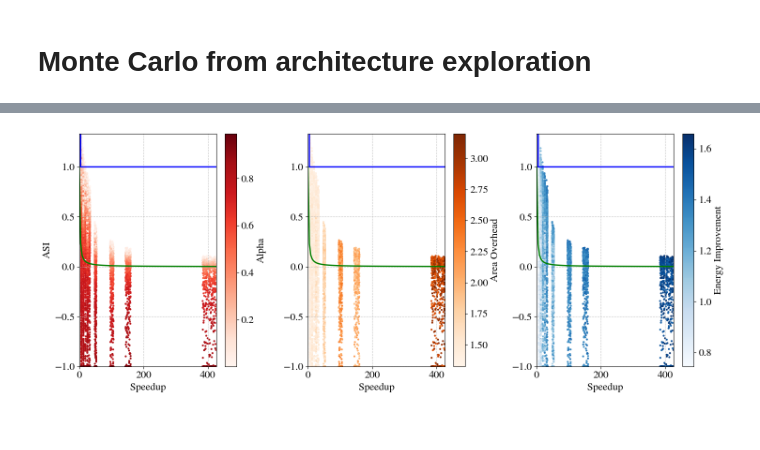
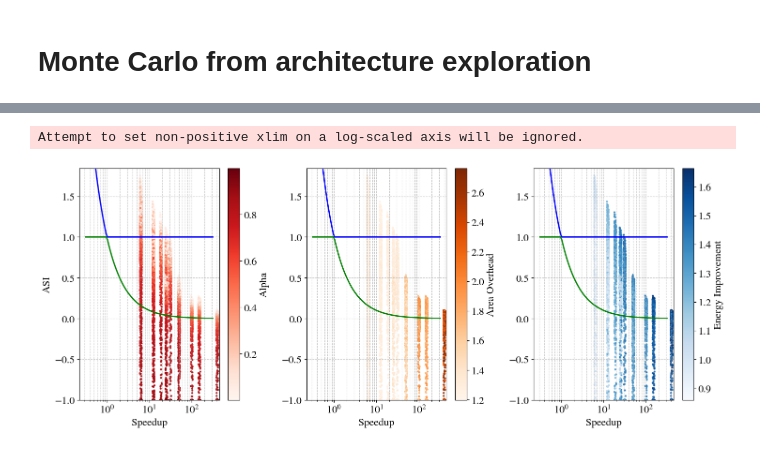
Before and after one commit to PolMaistriaux/IoT_Node_Modeling, a Jupyter notebook: Test_new_applications/Notebook_ASI_Framework.ipynb, the cells around one changed output, grey strips where cells are left out. Drawn from its saved outputs; the diff is of its cells as text; code cells hidden in the pictures.

```diff
--- a/Test_new_applications/Notebook_ASI_Framework.ipynb
+++ b/Test_new_applications/Notebook_ASI_Framework.ipynb
@@ -498,7 +499,7 @@ No artists with labels found to put in legend.  Note that artists whose label st
 N = 10000
 
 
-mc_Mem_type  = np.array([1]) # 0: 1xSP SRAM,   1: 2xSP SRAM, 2: 2xHalf-size SP SRAM,  3: 1xDP SRAM
+mc_Mem_type  = np.array([2]) # 0: 1xSP SRAM,   1: 2xSP SRAM, 2: 2xHalf-size SP SRAM,  3: 1xDP SRAM
 mc_nMem_type = len(mc_Mem_type)
 
 # Random architecture selection
@@ -529,7 +530,8 @@ mc_power_ratio = (mc_energy_ratio) * mc_speedup_ratio
 mc_area_factor = rng.uniform(low=1, high=1.5, size=N)
 mc_area_ratio  = ((mc_area_overhead*mc_area_factor)+baseline_area)/baseline_area
 
-mc_alpha = rng.uniform(low=0.001, high=0.99, size=N)
+mc_alpha = rng.uniform(low=0.001, high=0.999, size=N)
+#mc_alpha = rng.beta(a=0.5,b=0.5, size=N)
 
 # ----------------------------------------------------------------------
 # 3. XASI METRIC
@@ -621,38 +623,38 @@ plt.show()
 # %%
 # ASI Framework separations
-speedup_space = np.linspace(0.01, np.max(mc_speedup_ratio), 100)
+speedup_space = np.logspace(-0.5, 2.5, 100)
 
 sep_strongly_sustainable = 1/speedup_space
 sep_weakly_sustainable   = 1/speedup_space
 
 sep_strongly_sustainable[np.where(sep_strongly_sustainable<1)] =1
 sep_weakly_sustainable  [np.where(sep_weakly_sustainable>1)]   =1
 
 # Plot the operation footprint vs FFT throughput
 fig, ax = plt.subplots(1,3,figsize=(15, 6))
 ax[0].set_ylabel('ASI')
 for this_ax in ax:
     this_ax.plot(speedup_space, sep_strongly_sustainable, 'b', linewidth=2, label='Strongly Sustainable')
     this_ax.plot(speedup_space, sep_weakly_sustainable,   'g', linewidth=2, label='Weakly Sustainable')
 
+    this_ax.set_xscale('log')
     this_ax.set_xlabel('Speedup')
-    this_ax.set_ylim([-1,np.max(mc_asi_res)])
-    this_ax.set_xlim([0,np.max(mc_speedup_ratio)])
+    this_ax.set_ylim([-1,1.05*np.max(mc_asi_res)])
+    this_ax.set_xlim([0,1.05*np.max(mc_speedup_ratio)])
     this_ax.grid(True, which='both', linestyle='--', alpha=0.7)
     #this_ax.set_xlim(10, 1e7)
 
 # Add our accelerator
 p = ax[0].scatter(mc_speedup_ratio,   np.maximum(mc_asi_res,-1),   c=mc_alpha,cmap="Reds",  s=4, label='Our Accelerator')
 fig.colorbar(p,ax=ax[0],orientation='vertical',label='Alpha')
-
 p = ax[1].scatter(mc_speedup_ratio,   np.maximum(mc_asi_res,-1),   c=mc_area_ratio,cmap="Oranges",  s=4, label='Our Accelerator') #np.log10(area_overhead)
 fig.colorbar(p,ax=ax[1],orientation='vertical',label='Area Overhead')
-
 p = ax[2].scatter(mc_speedup_ratio,   np.maximum(mc_asi_res,-1),   c=np.log10(1/mc_energy_ratio),cmap="Blues",  s=4, label='Our Accelerator')
 fig.colorbar(p,ax=ax[2],orientation='vertical',label='Energy Improvement')
 
 # Add legend
 fig.tight_layout()
 plt.show()
 # %% [output]
+Attempt to set non-positive xlim on a log-scaled axis will be ignored.
-[figure, old version]
+[figure, new version]
```
Also changed, not shown: parts of 10 cells of this notebook, 2 other files.
